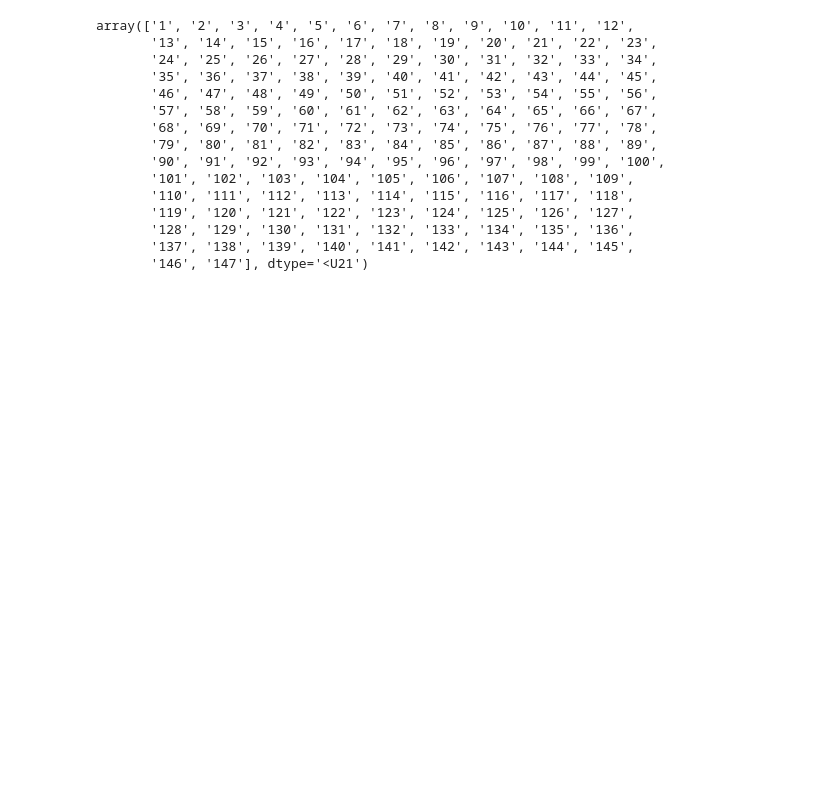
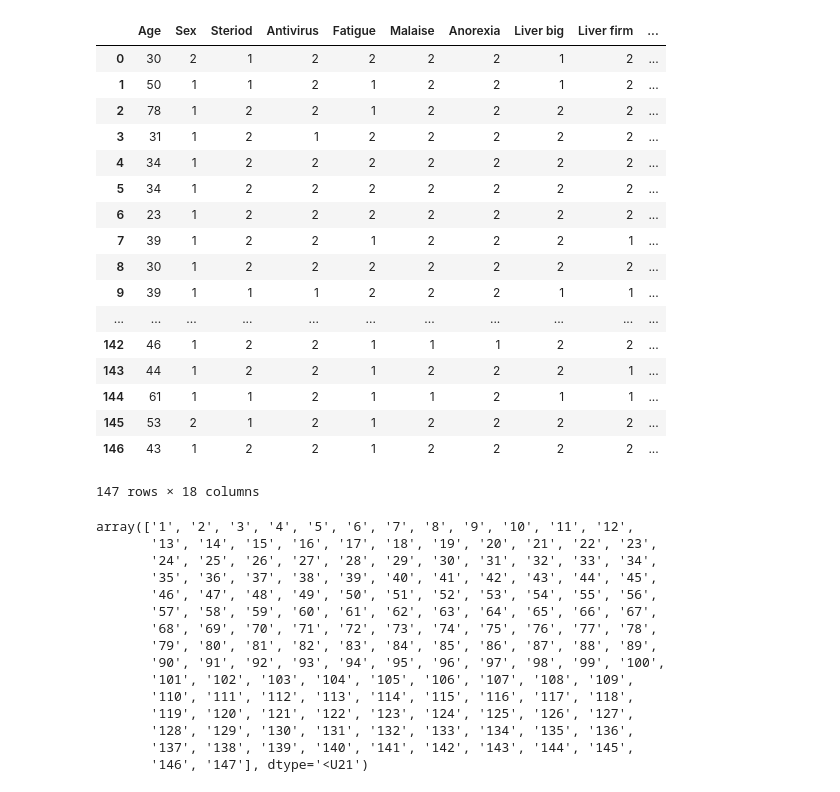
Before and after one commit to ayon749/Feature-Selection-Using-Rough-Set-Theory, a Jupyter notebook: redcuts.ipynb, the cells around one changed output. Cells and saved outputs as stored; diff of their text form; code cells hidden in the pictures; blank space fills up the shorter version.

```diff
--- a/redcuts.ipynb
+++ b/redcuts.ipynb
@@ -29,6 +29,26 @@ positivelist=positivelist[positivelist>0]
 negativelist=negativelist[negativelist>0]
 # %%
 info_table=dataset.drop(['Class','id'],axis=1)
+info_table
+# %% [output]
+|  | Age | Sex | Steriod | Antivirus | Fatigue | Malaise | Anorexia | Liver big | Liver firm | ... |
+| 0 | 30 | 2 | 1 | 2 | 2 | 2 | 2 | 1 | 2 | ... |
+| 1 | 50 | 1 | 1 | 2 | 1 | 2 | 2 | 1 | 2 | ... |
+| 2 | 78 | 1 | 2 | 2 | 1 | 2 | 2 | 2 | 2 | ... |
+| 3 | 31 | 1 | 2 | 1 | 2 | 2 | 2 | 2 | 2 | ... |
+| 4 | 34 | 1 | 2 | 2 | 2 | 2 | 2 | 2 | 2 | ... |
+| 5 | 34 | 1 | 2 | 2 | 2 | 2 | 2 | 2 | 2 | ... |
+| 6 | 23 | 1 | 2 | 2 | 2 | 2 | 2 | 2 | 2 | ... |
+| 7 | 39 | 1 | 2 | 2 | 1 | 2 | 2 | 2 | 1 | ... |
+| 8 | 30 | 1 | 2 | 2 | 2 | 2 | 2 | 2 | 2 | ... |
+| 9 | 39 | 1 | 1 | 1 | 2 | 2 | 2 | 1 | 1 | ... |
+| ... | ... | ... | ... | ... | ... | ... | ... | ... | ... | ... |
+| 142 | 46 | 1 | 2 | 2 | 1 | 1 | 1 | 2 | 2 | ... |
+| 143 | 44 | 1 | 2 | 2 | 1 | 2 | 2 | 2 | 1 | ... |
+| 144 | 61 | 1 | 1 | 2 | 1 | 1 | 2 | 1 | 1 | ... |
+| 145 | 53 | 2 | 1 | 2 | 1 | 2 | 2 | 2 | 2 | ... |
+| 146 | 43 | 1 | 2 | 2 | 1 | 2 | 2 | 2 | 2 | ... |
+147 rows × 18 columns
 # %%
 dataset['target']=np.where((info_table.duplicated()),1,0)
 targetlist=np.where(dataset['target']==0,dataset['id'],"")
```
Also changed, not shown: parts of 6 cells of this notebook.
